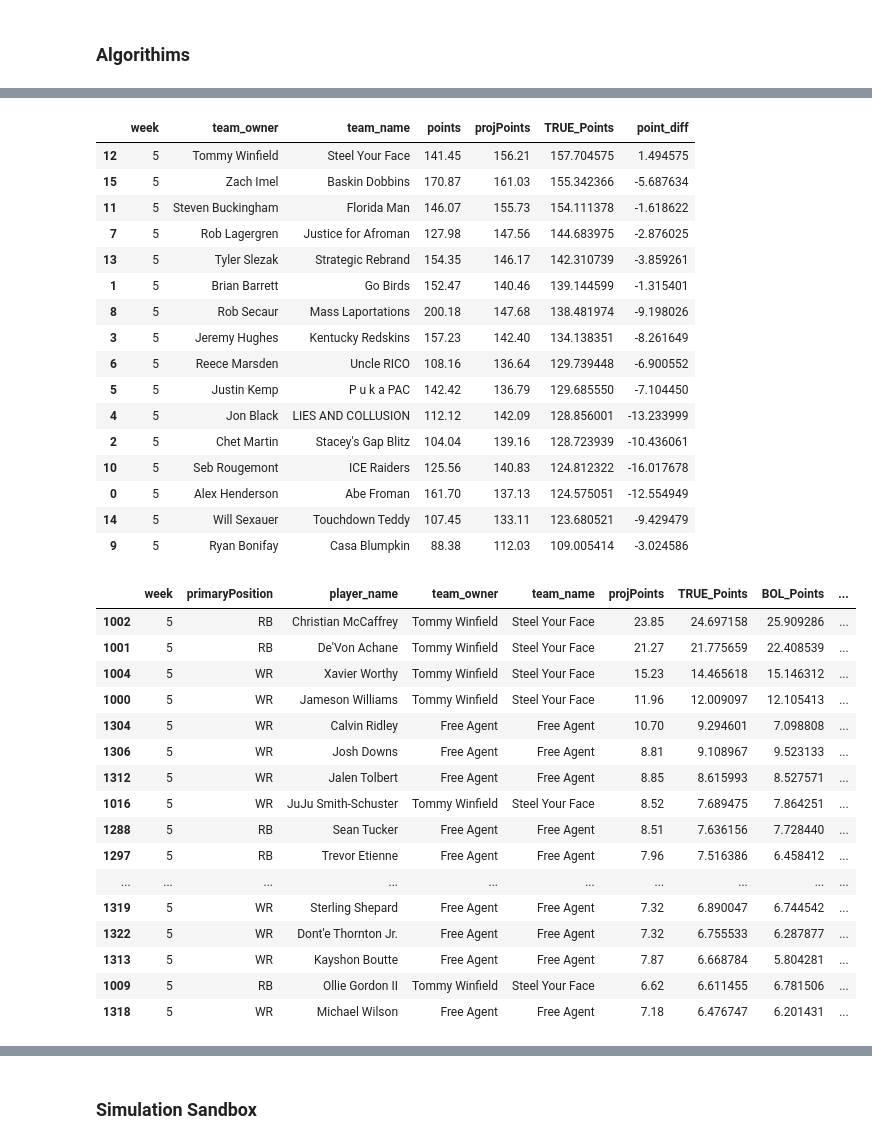
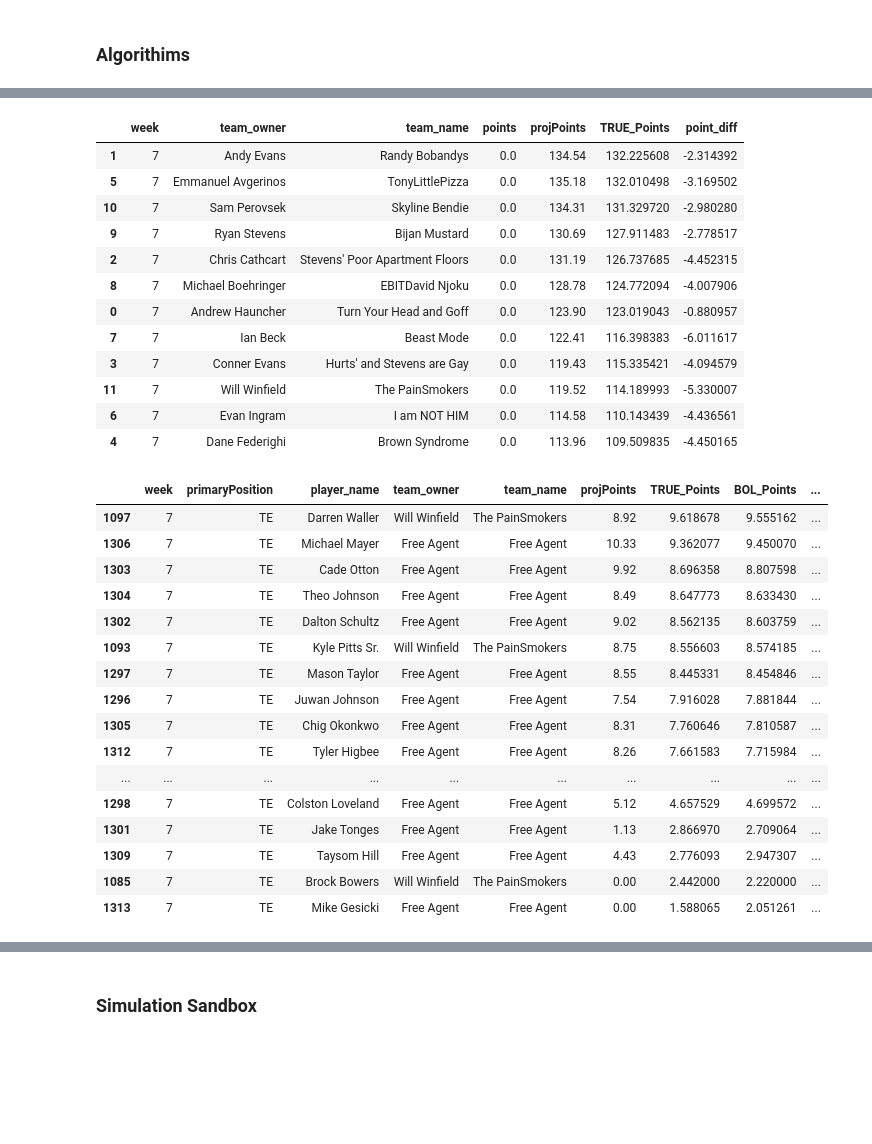
Before and after one commit to twinfield10/ESPN_FFL, a Jupyter notebook: FF Analysis Notebook.ipynb, the cells around one changed output, grey strips where cells are left out. Drawn from its saved outputs; the diff is of its cells as text; code cells hidden in the pictures; blank space fills up the shorter version.

```diff
--- a/FF Analysis Notebook.ipynb
+++ b/FF Analysis Notebook.ipynb
@@ -70,7 +70,7 @@ Requirement already satisfied: packaging in /Users/tommywinfield/Library/Python/
 # %% [markdown]
 ## 1) Set League ##
 # %%
-select_league = "GOP_Degenerates"
+select_league = "Knights_FFL"
 # Tommy Leagues: Winfield_Football, Knights_FFL, GOP_Degenerates, Weenieless_Wanderers
 # Will Leagues: 12 Dudes one Cup
 # Cooleen Leagues: Big Red Fantasy Football
@@ -372,7 +372,8 @@ def proj_to_score(proj_df, col_pfix_list=['ESPN', 'FP', 'MEAN', 'PINNY', 'BOL',
         s_df.loc[s_df['id'] == 99, 'points'] = 10
         s_df.loc[s_df['id'] == 112, 'points'] = 5
         s_df.loc[s_df['id'] == 113, 'points'] = 5
-        s_df.loc[s_df['id'] == 109, 'points'] = 1
+        s_df.loc[s_df['id'] == 107, 'points'] = 0.5
+        s_df.loc[s_df['id'] == 108, 'points'] = 2
 
         # Iterate over each prefix in the prefix list
         for col_pfix in col_pfix_list:
@@ -386,6 +387,8 @@ def proj_to_score(proj_df, col_pfix_list=['ESPN', 'FP', 'MEAN', 'PINNY', 'BOL',
                 # If the corresponding stat column exists in proj_df, calculate the weighted score
                 if col_name in dp_df.columns:
                     dp_df[f'{col_pfix}_Points'] += dp_df[col_name] * score_row['points']
+
+        dp_df['TRUE_Points'] = (dp_df['ESPN_Points'] + dp_df['BOL_Points']) / 2
 
         proj_df = pd.concat([normal_df, dp_df])
 
@@ -1042,57 +1070,53 @@ def get_league_projections(week, lu=LINEUPS):
 get_league_projections(week = curr_week)
 # %% [output]
 |  | week | team_owner | team_name | points | projPoints | TRUE_Points | point_diff |
-| 12 | 5 | Tommy Winfield | Steel Your Face | 141.45 | 156.21 | 157.704575 | 1.494575 |
-| 15 | 5 | Zach Imel | Baskin Dobbins | 170.87 | 161.03 | 155.342366 | -5.687634 |
-| 11 | 5 | Steven Buckingham | Florida Man | 146.07 | 155.73 | 154.111378 | -1.618622 |
-| 7 | 5 | Rob Lagergren | Justice for Afroman | 127.98 | 147.56 | 144.683975 | -2.876025 |
-| 13 | 5 | Tyler Slezak | Strategic Rebrand | 154.35 | 146.17 | 142.310739 | -3.859261 |
-| 1 | 5 | Brian Barrett | Go Birds | 152.47 | 140.46 | 139.144599 | -1.315401 |
-| 8 | 5 | Rob Secaur | Mass Laportations | 200.18 | 147.68 | 138.481974 | -9.198026 |
-| 3 | 5 | Jeremy Hughes | Kentucky Redskins | 157.23 | 142.40 | 134.138351 | -8.261649 |
-| 6 | 5 | Reece Marsden | Uncle RICO | 108.16 | 136.64 | 129.739448 | -6.900552 |
-| 5 | 5 | Justin Kemp | P u k a PAC | 142.42 | 136.79 | 129.685550 | -7.104450 |
-| 4 | 5 | Jon Black | LIES AND COLLUSION | 112.12 | 142.09 | 128.856001 | -13.233999 |
-| 2 | 5 | Chet Martin | Stacey's Gap Blitz | 104.04 | 139.16 | 128.723939 | -10.436061 |
-| 10 | 5 | Seb Rougemont | ICE Raiders | 125.56 | 140.83 | 124.812322 | -16.017678 |
-| 0 | 5 | Alex Henderson | Abe Froman | 161.70 | 137.13 | 124.575051 | -12.554949 |
-| 14 | 5 | Will Sexauer | Touchdown Teddy | 107.45 | 133.11 | 123.680521 | -9.429479 |
-| 9 | 5 | Ryan Bonifay | Casa Blumpkin | 88.38 | 112.03 | 109.005414 | -3.024586 |
+| 1 | 7 | Andy Evans | Randy Bobandys | 0.0 | 134.54 | 132.225608 | -2.314392 |
+| 5 | 7 | Emmanuel Avgerinos | TonyLittlePizza | 0.0 | 135.18 | 132.010498 | -3.169502 |
+| 10 | 7 | Sam Perovsek | Skyline Bendie | 0.0 | 134.31 | 131.329720 | -2.980280 |
+| 9 | 7 | Ryan Stevens | Bijan Mustard | 0.0 | 130.69 | 127.911483 | -2.778517 |
+| 2 | 7 | Chris Cathcart | Stevens' Poor Apartment Floors | 0.0 | 131.19 | 126.737685 | -4.452315 |
+| 8 | 7 | Michael Boehringer | EBITDavid Njoku | 0.0 | 128.78 | 124.772094 | -4.007906 |
+| 0 | 7 | Andrew Hauncher | Turn Your Head and Goff | 0.0 | 123.90 | 123.019043 | -0.880957 |
+| 7 | 7 | Ian Beck | Beast Mode | 0.0 | 122.41 | 116.398383 | -6.011617 |
+| 3 | 7 | Conner Evans | Hurts' and Stevens are Gay | 0.0 | 119.43 | 115.335421 | -4.094579 |
+| 11 | 7 | Will Winfield | The PainSmokers | 0.0 | 119.52 | 114.189993 | -5.330007 |
+| 6 | 7 | Evan Ingram | I am NOT HIM | 0.0 | 114.58 | 110.143439 | -4.436561 |
+| 4 | 7 | Dane Federighi | Brown Syndrome | 0.0 | 113.96 | 109.509835 | -4.450165 |
 # %%
 def get_rankings(pos, week, visualize = False, check_fa = False):
     df = LINEUPS[(LINEUPS['primaryPosition'].isin(pos)) & (LINEUPS['week'] == week)]
     df = df[['week', 'primaryPosition','player_name', 'team_owner', 'team_name',
-                  'points', 'projPoints', 'TRUE_Points', 'BOL_Points', 'PosRank', 'ESPN_PosRank', 'TRUE_PosRank']]
+                  'points', 'projPoints', 'TRUE_Points', 'BOL_Points', 'PosRank', 'ESPN_PosRank', 'TRUE_PosRank', 'BOL_PosRank']]
     if week != curr_week:
         df = df.sort_values(by=['PosRank', 'points'])
     else:
         df = df.drop(columns=['points', 'PosRank']).sort_values(by=['TRUE_Points'], ascending=False)
 
     if visualize == False:
         if check_fa == True:
-            return df[df['team_owner'].isin(['Tommy Winfield', 'John Baizer', 'Free Agent'])]
+            return df[df['team_owner'].isin(['Tommy Winfield', 'Will Winfield', 'John Baizer', 'Free Agent'])]
         else:
             return df
 
-get_rankings(pos = ['WR', 'RB'], week = curr_week, visualize=False, check_fa=True).head(20) #'LB', 'DE', 'S', 'CB', 'DT'
+get_rankings(pos = ['TE'], week = curr_week, visualize=False, check_fa=True).head(20) #'LB', 'DE', 'S', 'CB', 'DT'
 # %% [output]
 |  | week | primaryPosition | player_name | team_owner | team_name | projPoints | TRUE_Points | BOL_Points | ... |
-| 1002 | 5 | RB | Christian McCaffrey | Tommy Winfield | Steel Your Face | 23.85 | 24.697158 | 25.909286 | ... |
-| 1001 | 5 | RB | De'Von Achane | Tommy Winfield | Steel Your Face | 21.27 | 21.775659 | 22.408539 | ... |
-| 1004 | 5 | WR | Xavier Worthy | Tommy Winfield | Steel Your Face | 15.23 | 14.465618 | 15.146312 | ... |
-| 1000 | 5 | WR | Jameson Williams | Tommy Winfield | Steel Your Face | 11.96 | 12.009097 | 12.105413 | ... |
-| 1304 | 5 | WR | Calvin Ridley | Free Agent | Free Agent | 10.70 | 9.294601 | 7.098808 | ... |
-| 1306 | 5 | WR | Josh Downs | Free Agent | Free Agent | 8.81 | 9.108967 | 9.523133 | ... |
-| 1312 | 5 | WR | Jalen Tolbert | Free Agent | Free Agent | 8.85 | 8.615993 | 8.527571 | ... |
-| 1016 | 5 | WR | JuJu Smith-Schuster | Tommy Winfield | Steel Your Face | 8.52 | 7.689475 | 7.864251 | ... |
-| 1288 | 5 | RB | Sean Tucker | Free Agent | Free Agent | 8.51 | 7.636156 | 7.728440 | ... |
-| 1297 | 5 | RB | Trevor Etienne | Free Agent | Free Agent | 7.96 | 7.516386 | 6.458412 | ... |
+| 1097 | 7 | TE | Darren Waller | Will Winfield | The PainSmokers | 8.92 | 9.618678 | 9.555162 | ... |
+| 1306 | 7 | TE | Michael Mayer | Free Agent | Free Agent | 10.33 | 9.362077 | 9.450070 | ... |
+| 1303 | 7 | TE | Cade Otton | Free Agent | Free Agent | 9.92 | 8.696358 | 8.807598 | ... |
+| 1304 | 7 | TE | Theo Johnson | Free Agent | Free Agent | 8.49 | 8.647773 | 8.633430 | ... |
+| 1302 | 7 | TE | Dalton Schultz | Free Agent | Free Agent | 9.02 | 8.562135 | 8.603759 | ... |
+| 1093 | 7 | TE | Kyle Pitts Sr. | Will Winfield | The PainSmokers | 8.75 | 8.556603 | 8.574185 | ... |
+| 1297 | 7 | TE | Mason Taylor | Free Agent | Free Agent | 8.55 | 8.445331 | 8.454846 | ... |
+| 1296 | 7 | TE | Juwan Johnson | Free Agent | Free Agent | 7.54 | 7.916028 | 7.881844 | ... |
+| 1305 | 7 | TE | Chig Okonkwo | Free Agent | Free Agent | 8.31 | 7.760646 | 7.810587 | ... |
+| 1312 | 7 | TE | Tyler Higbee | Free Agent | Free Agent | 8.26 | 7.661583 | 7.715984 | ... |
 | ... | ... | ... | ... | ... | ... | ... | ... | ... | ... |
-| 1319 | 5 | WR | Sterling Shepard | Free Agent | Free Agent | 7.32 | 6.890047 | 6.744542 | ... |
-| 1322 | 5 | WR | Dont'e Thornton Jr. | Free Agent | Free Agent | 7.32 | 6.755533 | 6.287877 | ... |
-| 1313 | 5 | WR | Kayshon Boutte | Free Agent | Free Agent | 7.87 | 6.668784 | 5.804281 | ... |
-| 1009 | 5 | RB | Ollie Gordon II | Tommy Winfield | Steel Your Face | 6.62 | 6.611455 | 6.781506 | ... |
-| 1318 | 5 | WR | Michael Wilson | Free Agent | Free Agent | 7.18 | 6.476747 | 6.201431 | ... |
+| 1298 | 7 | TE | Colston Loveland | Free Agent | Free Agent | 5.12 | 4.657529 | 4.699572 | ... |
+| 1301 | 7 | TE | Jake Tonges | Free Agent | Free Agent | 1.13 | 2.866970 | 2.709064 | ... |
+| 1309 | 7 | TE | Taysom Hill | Free Agent | Free Agent | 4.43 | 2.776093 | 2.947307 | ... |
+| 1085 | 7 | TE | Brock Bowers | Will Winfield | The PainSmokers | 0.00 | 2.442000 | 2.220000 | ... |
+| 1313 | 7 | TE | Mike Gesicki | Free Agent | Free Agent | 0.00 | 1.588065 | 2.051261 | ... |
 # %%
 grouped_means = LINEUPS[(LINEUPS['player_active_status'] == 'active') & (LINEUPS['week'] == 1)].groupby('primaryPosition').agg({
     'points': 'mean',
```
Also changed, not shown: parts of 14 cells of this notebook, 41 other files.
